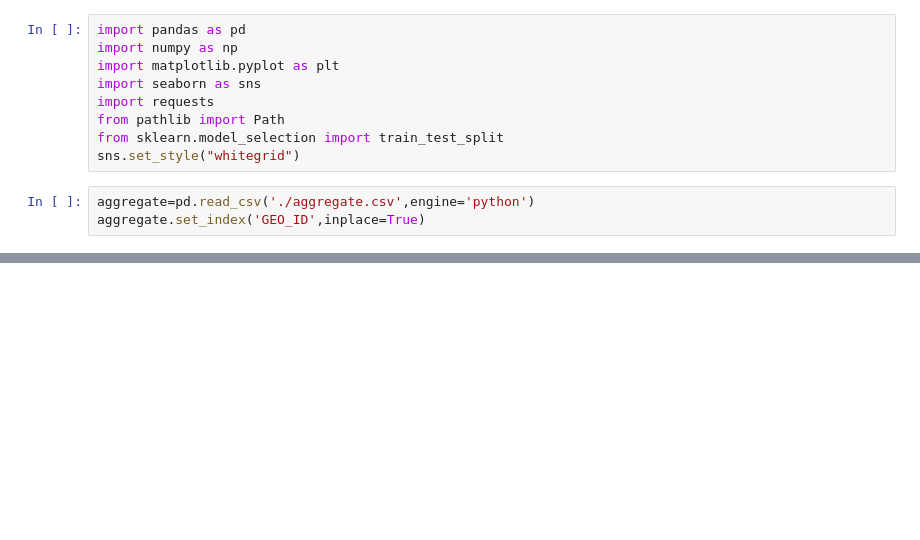
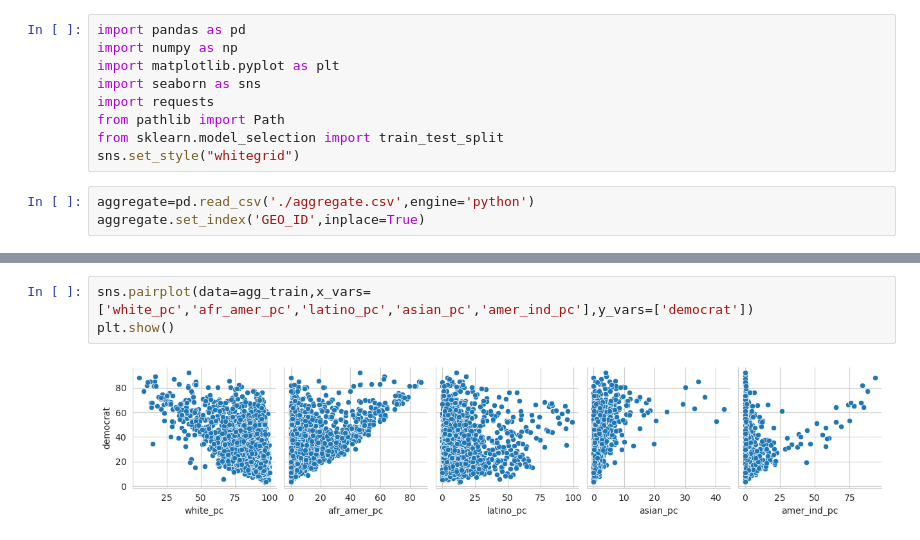
Before and after one commit to srijanrodo/erdos_ds_project, a Jupyter notebook: data_visualization.ipynb, the cells around one changed output, grey strips where cells are left out. Cells and saved outputs as stored; diff of their text form; blank space fills up the shorter version.

```diff
--- a/data_visualization.ipynb
+++ b/data_visualization.ipynb
@@ -43,0 +36,5 @@ plt.show()
+# %%
+sns.pairplot(data=agg_train,x_vars=['white_pc','afr_amer_pc','latino_pc','asian_pc','amer_ind_pc'],y_vars=['democrat'])
+plt.show()
+# %% [output]
+[figure, added]
```
Also changed, not shown: parts of 13 cells of this notebook.
